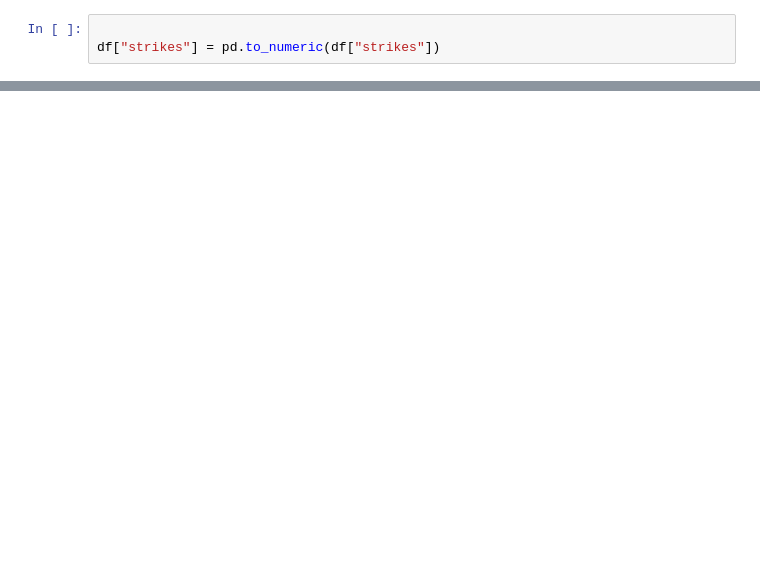
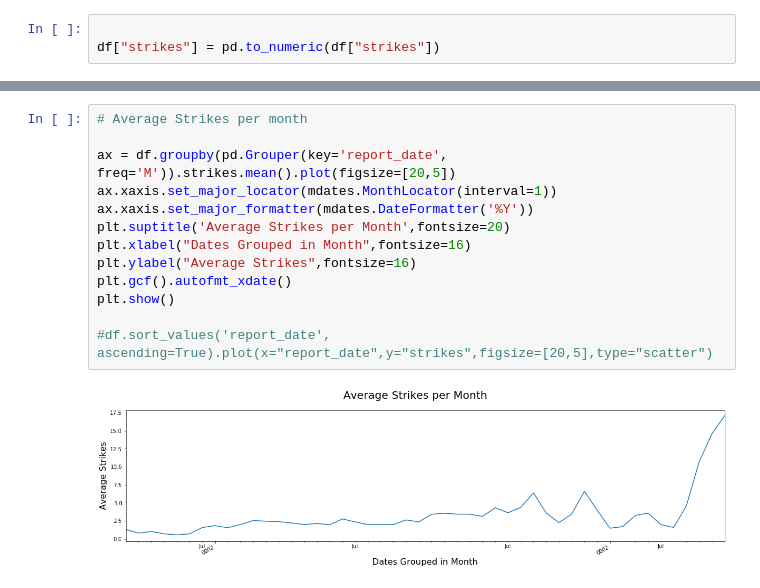
Before and after one commit to lovettbarron/CJTF-OIR-strike-report, a Jupyter notebook: test-scrape/03-interpret-to-table.ipynb, the cells around one changed output, grey strips where cells are left out. Cells and saved outputs as stored; diff of their text form; blank space fills up the shorter version.

```diff
--- a/test-scrape/03-interpret-to-table.ipynb
+++ b/test-scrape/03-interpret-to-table.ipynb
@@ -373,0 +346,15 @@ TypeError: '<' not supported between instances of 'Timestamp' and 'int'
+# %%
+# Average Strikes per month
+
+ax = df.groupby(pd.Grouper(key='report_date', freq='M')).strikes.mean().plot(figsize=[20,5])
+ax.xaxis.set_major_locator(mdates.MonthLocator(interval=1))
+ax.xaxis.set_major_formatter(mdates.DateFormatter('%Y'))
+plt.suptitle('Average Strikes per Month',fontsize=20)
+plt.xlabel("Dates Grouped in Month",fontsize=16)
+plt.ylabel("Average Strikes",fontsize=16)
+plt.gcf().autofmt_xdate()
+plt.show()
+
+#df.sort_values('report_date', ascending=True).plot(x="report_date",y="strikes",figsize=[20,5],type="scatter")
+# %% [output]
+[figure, added]
```
Also changed, not shown: parts of 24 cells of this notebook, 1 other file.
